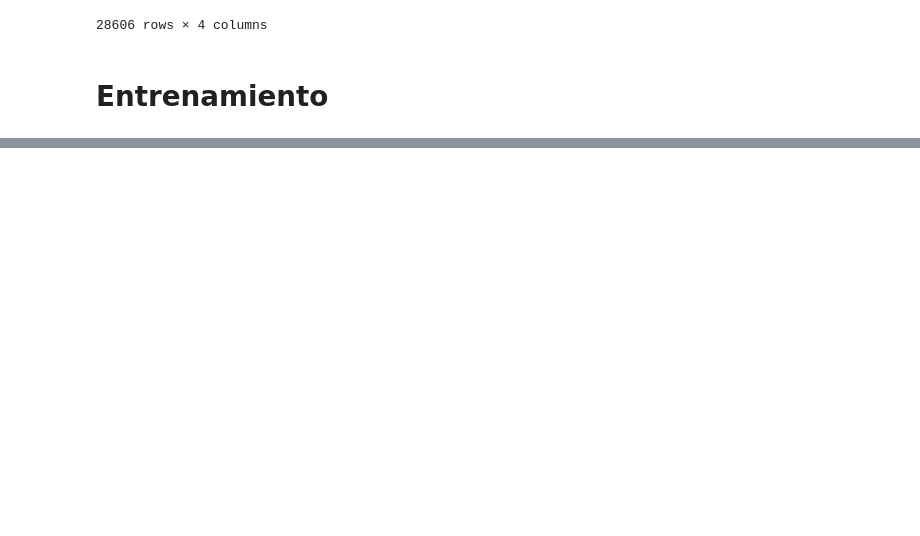
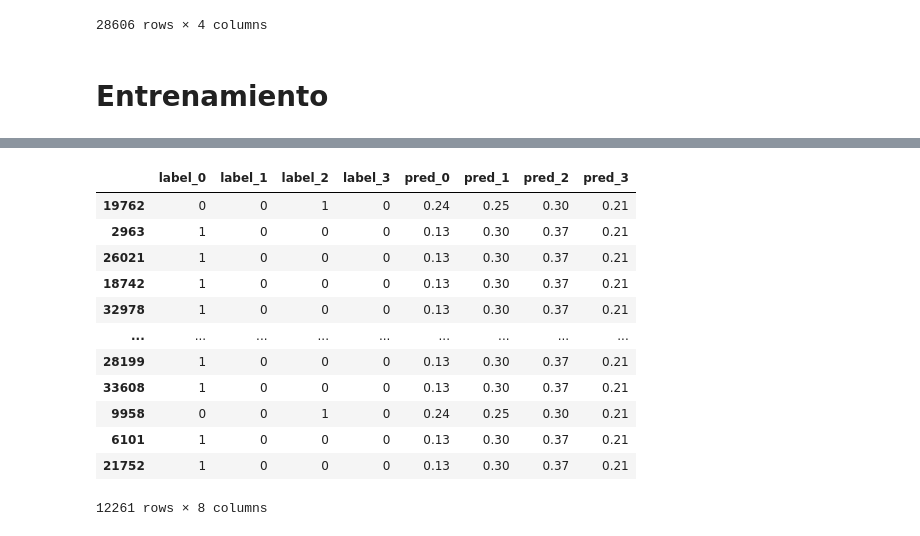
Before and after one commit to julianmelero/twitter-ai, a Jupyter notebook: Analysis/clasification.ipynb, the cells around one changed output, grey strips where cells are left out. Drawn from its saved outputs; the diff is of its cells as text; code cells hidden in the pictures; blank space fills up the shorter version.

Commit message:
New model

```diff
--- a/Analysis/clasification.ipynb
+++ b/Analysis/clasification.ipynb
@@ -383,5 +412,5 @@ Trainable params: 717
 Non-trainable params: 0
 _________________________________________________________________
 # %%
-history = model.fit(X_train.astype(float),y_train, epochs=5 )
+history = model.fit(X_train.astype(int),y_train, epochs=15)
 # %% [output]
@@ -401,0 +465,10 @@ history.history
+# %%
+predicho = model.predict(y_test)
+# %%
+result = y_test
+# %%
+# tweets_categorical[["pred_0","pred_1","pred_2","pred_3"]] = predicho[0][0,1,2,3]
+result["pred_0"] = predicho[:,0]
+result["pred_1"] = predicho[:,1]
+result["pred_2"] = predicho[:,2]
+result["pred_3"] = predicho[:,3]
@@ -401,0 +485,16 @@ history.history
+# %%
+result
+# %% [output]
+|  | label_0 | label_1 | label_2 | label_3 | pred_0 | pred_1 | pred_2 | pred_3 |
+| 19762 | 0 | 0 | 1 | 0 | 0.24 | 0.25 | 0.30 | 0.21 |
+| 2963 | 1 | 0 | 0 | 0 | 0.13 | 0.30 | 0.37 | 0.21 |
+| 26021 | 1 | 0 | 0 | 0 | 0.13 | 0.30 | 0.37 | 0.21 |
+| 18742 | 1 | 0 | 0 | 0 | 0.13 | 0.30 | 0.37 | 0.21 |
+| 32978 | 1 | 0 | 0 | 0 | 0.13 | 0.30 | 0.37 | 0.21 |
+| ... | ... | ... | ... | ... | ... | ... | ... | ... |
+| 28199 | 1 | 0 | 0 | 0 | 0.13 | 0.30 | 0.37 | 0.21 |
+| 33608 | 1 | 0 | 0 | 0 | 0.13 | 0.30 | 0.37 | 0.21 |
+| 9958 | 0 | 0 | 1 | 0 | 0.24 | 0.25 | 0.30 | 0.21 |
+| 6101 | 1 | 0 | 0 | 0 | 0.13 | 0.30 | 0.37 | 0.21 |
+| 21752 | 1 | 0 | 0 | 0 | 0.13 | 0.30 | 0.37 | 0.21 |
+12261 rows × 8 columns
```
Also changed, not shown: parts of 21 cells of this notebook, 1 other file.
